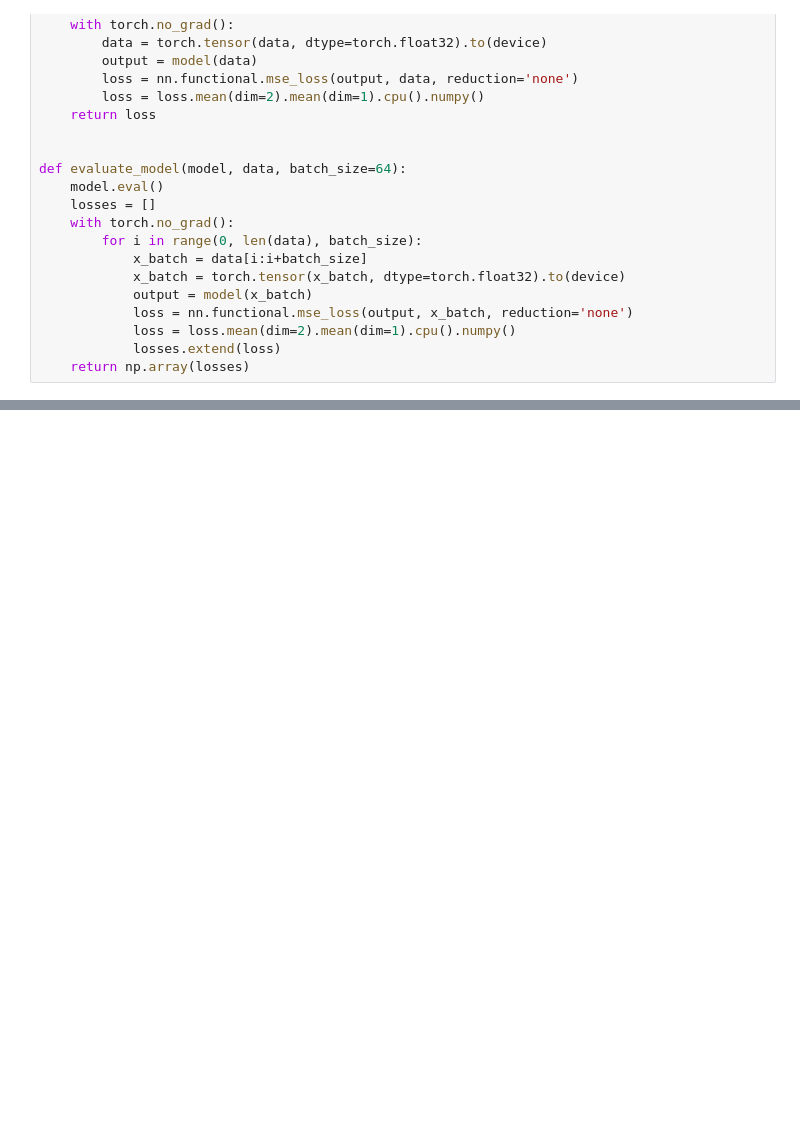
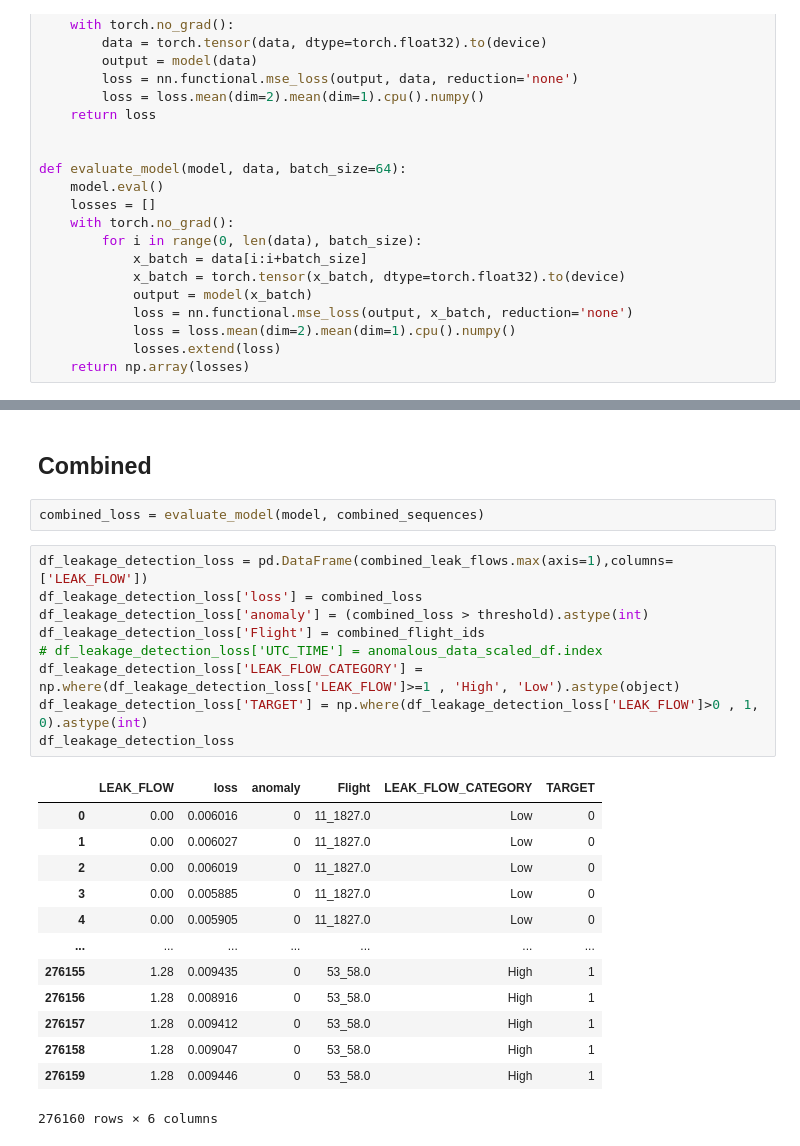
Before and after one commit to Bnpalma/MBD_Capstone_Airbus_2024, a Jupyter notebook: LSTM Autoencoders.ipynb, the cells around one changed output, grey strips where cells are left out. Cells and saved outputs as stored; diff of their text form; blank space fills up the shorter version.

```diff
--- a/LSTM Autoencoders.ipynb
+++ b/LSTM Autoencoders.ipynb
@@ -200,0 +595,27 @@ plt.show()
+# %% [markdown]
+## Combined
+# %%
+combined_loss = evaluate_model(model, combined_sequences)
+# %%
+df_leakage_detection_loss = pd.DataFrame(combined_leak_flows.max(axis=1),columns=['LEAK_FLOW'])
+df_leakage_detection_loss['loss'] = combined_loss
+df_leakage_detection_loss['anomaly'] = (combined_loss > threshold).astype(int)
+df_leakage_detection_loss['Flight'] = combined_flight_ids
+# df_leakage_detection_loss['UTC_TIME'] = anomalous_data_scaled_df.index
+df_leakage_detection_loss['LEAK_FLOW_CATEGORY'] = np.where(df_leakage_detection_loss['LEAK_FLOW']>=1 , 'High', 'Low').astype(object)
+df_leakage_detection_loss['TARGET'] = np.where(df_leakage_detection_loss['LEAK_FLOW']>0 , 1, 0).astype(int)
+df_leakage_detection_loss
+# %% [output]
+|  | LEAK_FLOW | loss | anomaly | Flight | LEAK_FLOW_CATEGORY | TARGET |
+| 0 | 0.00 | 0.006016 | 0 | 11_1827.0 | Low | 0 |
+| 1 | 0.00 | 0.006027 | 0 | 11_1827.0 | Low | 0 |
+| 2 | 0.00 | 0.006019 | 0 | 11_1827.0 | Low | 0 |
+| 3 | 0.00 | 0.005885 | 0 | 11_1827.0 | Low | 0 |
+| 4 | 0.00 | 0.005905 | 0 | 11_1827.0 | Low | 0 |
+| ... | ... | ... | ... | ... | ... | ... |
+| 276155 | 1.28 | 0.009435 | 0 | 53_58.0 | High | 1 |
+| 276156 | 1.28 | 0.008916 | 0 | 53_58.0 | High | 1 |
+| 276157 | 1.28 | 0.009412 | 0 | 53_58.0 | High | 1 |
+| 276158 | 1.28 | 0.009047 | 0 | 53_58.0 | High | 1 |
+| 276159 | 1.28 | 0.009446 | 0 | 53_58.0 | High | 1 |
+276160 rows × 6 columns
```
Also changed, not shown: parts of 30 cells of this notebook.
